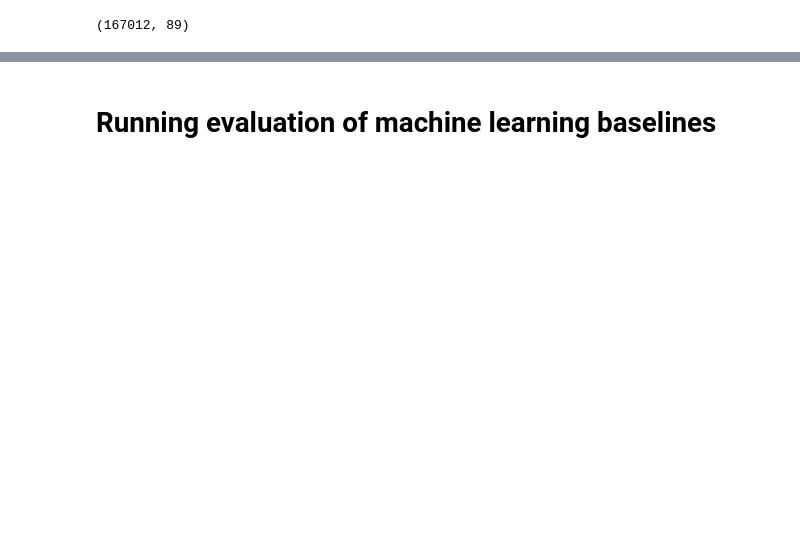
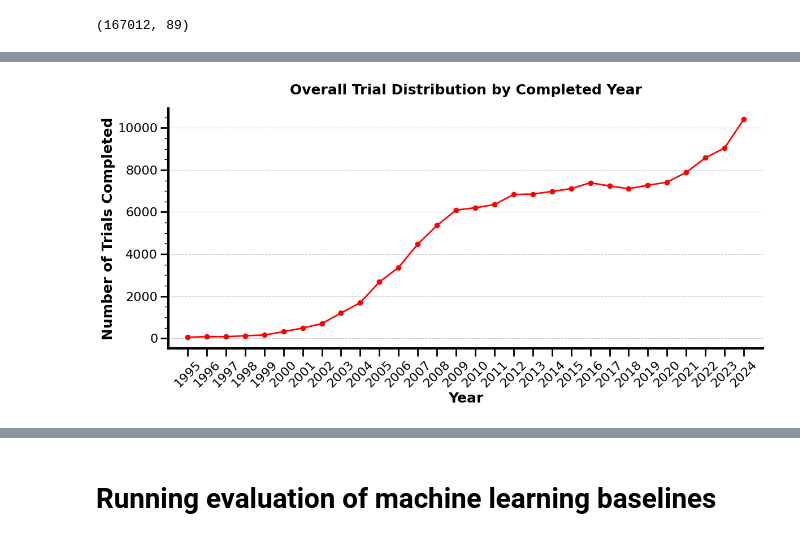
Before and after one commit to chufangao/CTOD, a Jupyter notebook: tutorials/getting_started_cto_vs_top.ipynb, the cells around one changed output, grey strips where cells are left out. Cells and saved outputs as stored; diff of their text form; code cells hidden in the pictures; blank space fills up the shorter version.

```diff
--- a/tutorials/getting_started_cto_vs_top.ipynb
+++ b/tutorials/getting_started_cto_vs_top.ipynb
@@ -103,0 +117,6 @@ studies_with_features.shape
+# %%
+# Trial Distribution by Completed Year
+from CTOD.tutorials.vis_utils import plot_completed_year_distribution
+plot_completed_year_distribution(studies_with_features,'Overall Trial Distribution by Completed Year',thresh_timestamp = '2025-01-01')
+# %% [output]
+[figure, added]
```
Also changed, not shown: parts of 12 cells of this notebook.
